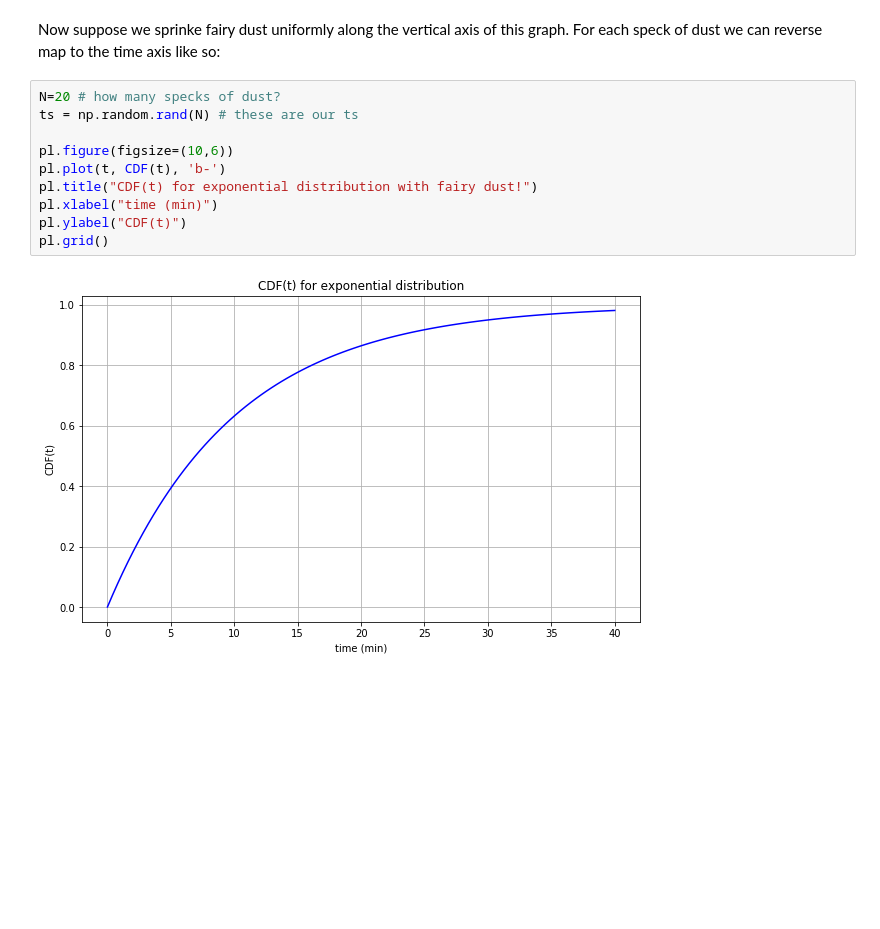
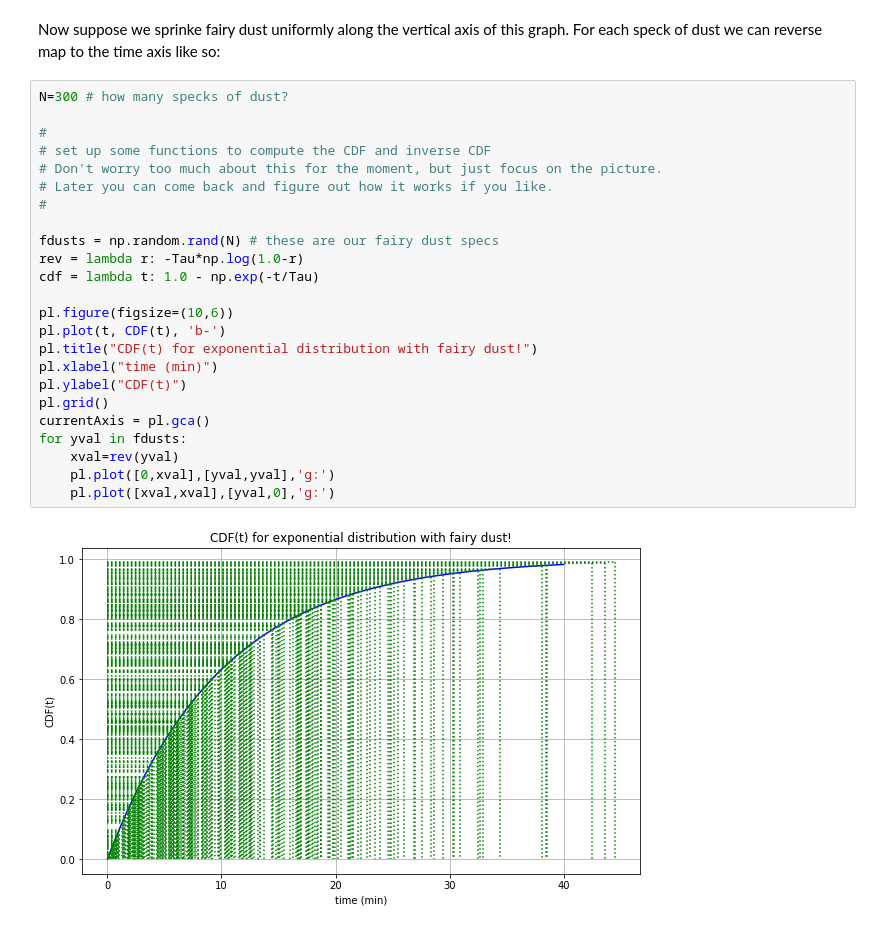
Before and after one commit to sspickle/instrumentation-projects, a Jupyter notebook: proj3/Stats3.ipynb, the cells around one changed output. Cells and saved outputs as stored; diff of their text form; blank space fills up the shorter version.

```diff
--- a/proj3/Stats3.ipynb
+++ b/proj3/Stats3.ipynb
@@ -38,14 +39,28 @@ pl.grid()
 # %% [markdown]
 Now suppose we sprinke fairy dust uniformly along the vertical axis of this graph. For each speck of dust we can reverse map to the time axis like so:
 # %%
-N=20 # how many specks of dust?
-ts = np.random.rand(N) # these are our ts
+N=300 # how many specks of dust?
+
+#
+# set up some functions to compute the CDF and inverse CDF
+# Don't worry too much about this for the moment, but just focus on the picture.
+# Later you can come back and figure out how it works if you like.
+#
+
+fdusts = np.random.rand(N) # these are our fairy dust specs
+rev = lambda r: -Tau*np.log(1.0-r)
+cdf = lambda t: 1.0 - np.exp(-t/Tau)
 
 pl.figure(figsize=(10,6))
 pl.plot(t, CDF(t), 'b-')
 pl.title("CDF(t) for exponential distribution with fairy dust!")
 pl.xlabel("time (min)")
 pl.ylabel("CDF(t)")
 pl.grid()
+currentAxis = pl.gca()
+for yval in fdusts:
+    xval=rev(yval)
+    pl.plot([0,xval],[yval,yval],'g:')
+    pl.plot([xval,xval],[yval,0],'g:')
 # %% [output]
-[figure, old version]
+[figure, new version]
```
Also changed, not shown: parts of 4 cells of this notebook, 1 other file.
